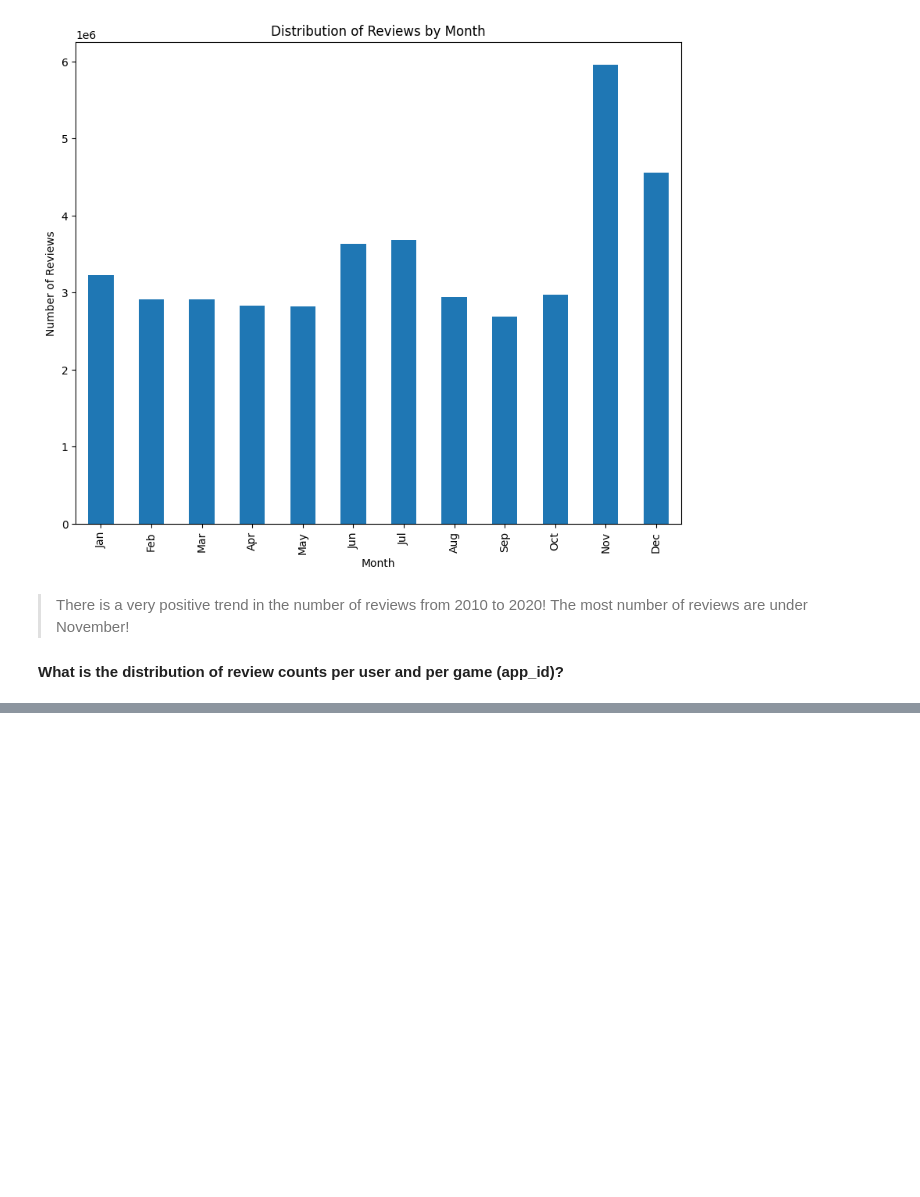
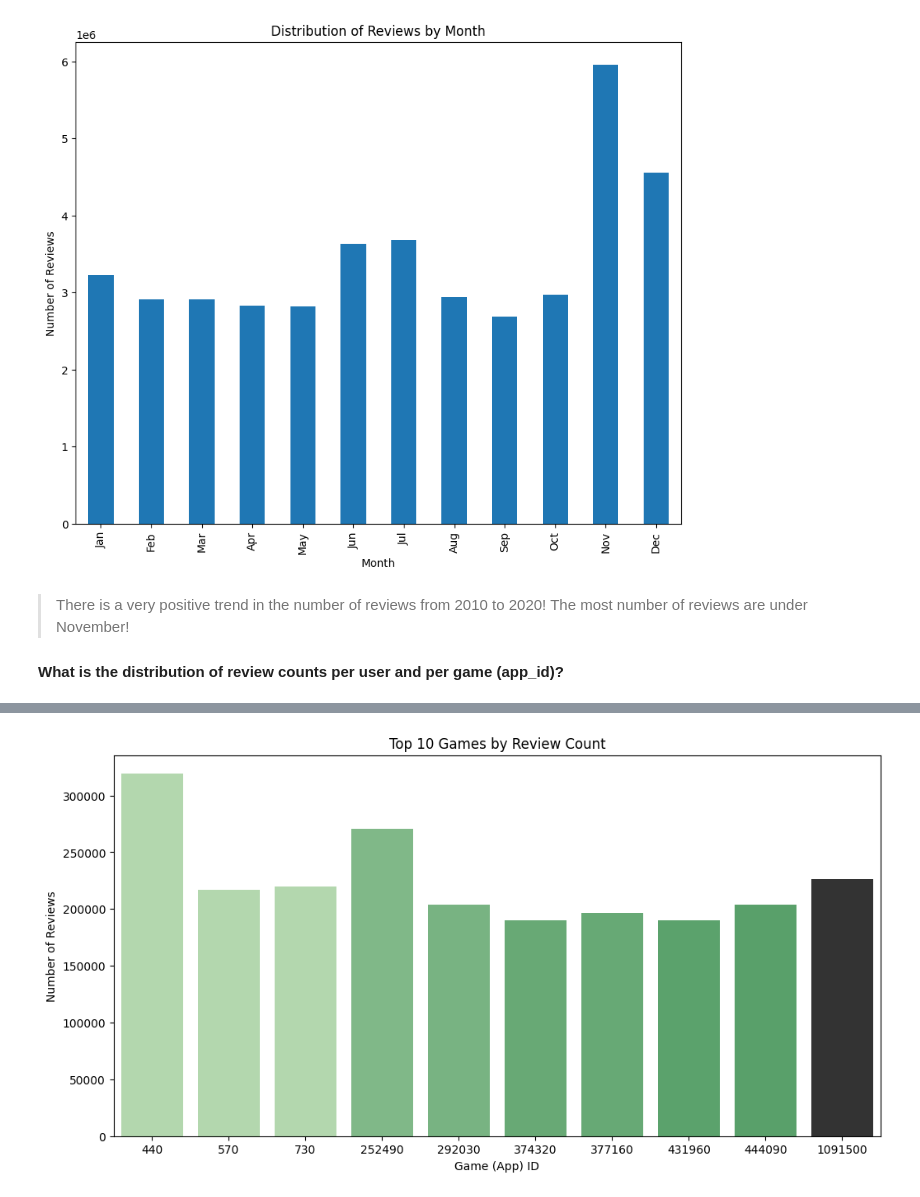
Before and after one commit to Darknight47/Data-Science-Project-02, a Jupyter notebook: steam_game_recommendation.ipynb, the cells around one changed output, grey strips where cells are left out. Drawn from its saved outputs; the diff is of its cells as text; code cells hidden in the pictures; blank space fills up the shorter version.

```diff
--- a/steam_game_recommendation.ipynb
+++ b/steam_game_recommendation.ipynb
@@ -366,0 +383,16 @@ plt.show()
+# %%
+# Group by 'app_id' and count the number of reviews per game
+game_review_counts = recommendations_df.groupby('app_id')['review_id'].count()
+
+# Get the top 10 games by review count
+top_10_games = game_review_counts.sort_values(ascending=False).head(10)
+# %%
+# Bar plot for top 10 games by review count
+plt.figure(figsize=(12, 6))
+sns.barplot(x=top_10_games.index, y=top_10_games.values, hue=top_10_games.index, palette='Greens_d', legend=False)
+plt.title('Top 10 Games by Review Count')
+plt.xlabel('Game (App) ID')
+plt.ylabel('Number of Reviews')
+plt.show()
+# %% [output]
+[figure, added]
```
Also changed, not shown: parts of 2 cells of this notebook.
